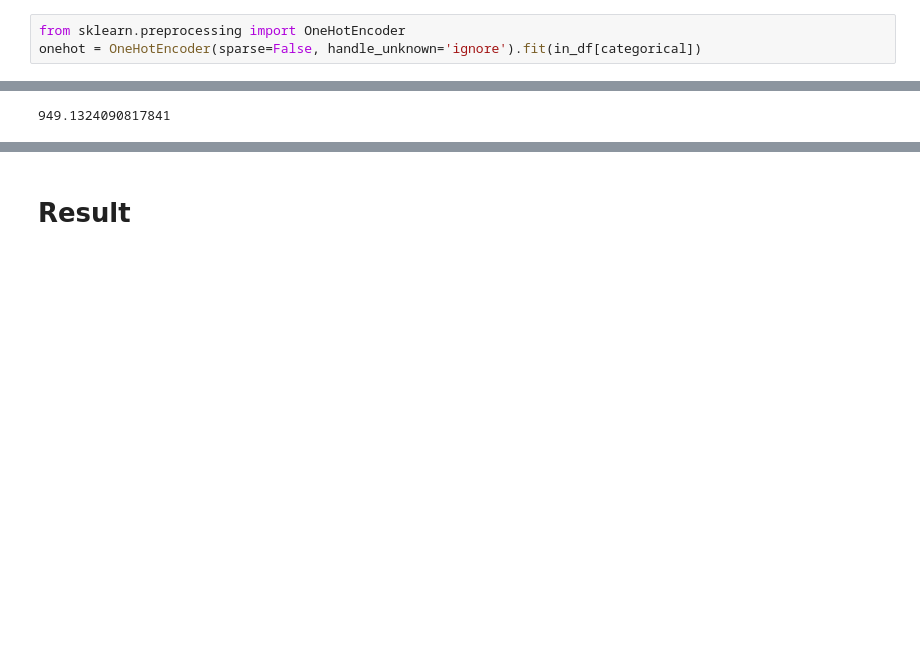
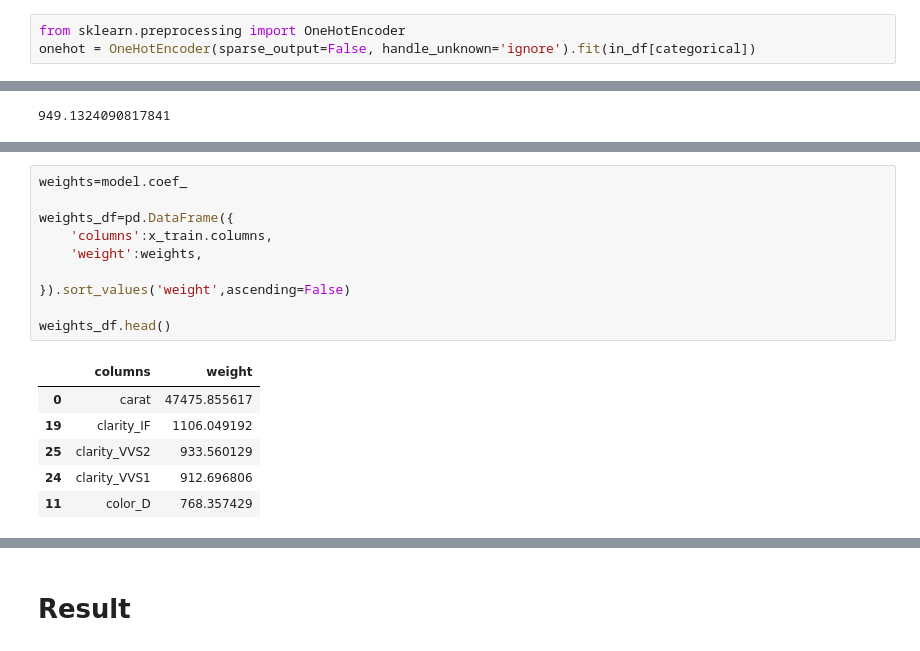
Before and after one commit to hkwan11/gemstone-price-prediction, a Jupyter notebook: regression.ipynb, the cells around one changed output, grey strips where cells are left out. Saved outputs shown, nothing was run; the diff lists cells and outputs as text; blank space fills up the shorter version.

```diff
--- a/regression.ipynb
+++ b/regression.ipynb
@@ -176,7 +176,7 @@ in_df.shape
 (193573, 9)
 # %%
 from sklearn.preprocessing import OneHotEncoder
-onehot = OneHotEncoder(sparse=False, handle_unknown='ignore').fit(in_df[categorical])
+onehot = OneHotEncoder(sparse_output=False, handle_unknown='ignore').fit(in_df[categorical])
 # %%
 onehot_cols = list(onehot.get_feature_names_out(categorical))
 onehot_cols
@@ -295,0 +320,17 @@ print(train_rmse)
+# %%
+weights=model.coef_
+
+weights_df=pd.DataFrame({
+    'columns':x_train.columns,
+    'weight':weights,
+
+}).sort_values('weight',ascending=False)
+
+weights_df.head()
+# %% [output]
+|  | columns | weight |
+| 0 | carat | 47475.855617 |
+| 19 | clarity_IF | 1106.049192 |
+| 25 | clarity_VVS2 | 933.560129 |
+| 24 | clarity_VVS1 | 912.696806 |
+| 11 | color_D | 768.357429 |
```
Also changed, not shown: parts of 10 cells of this notebook, 1 other file.
